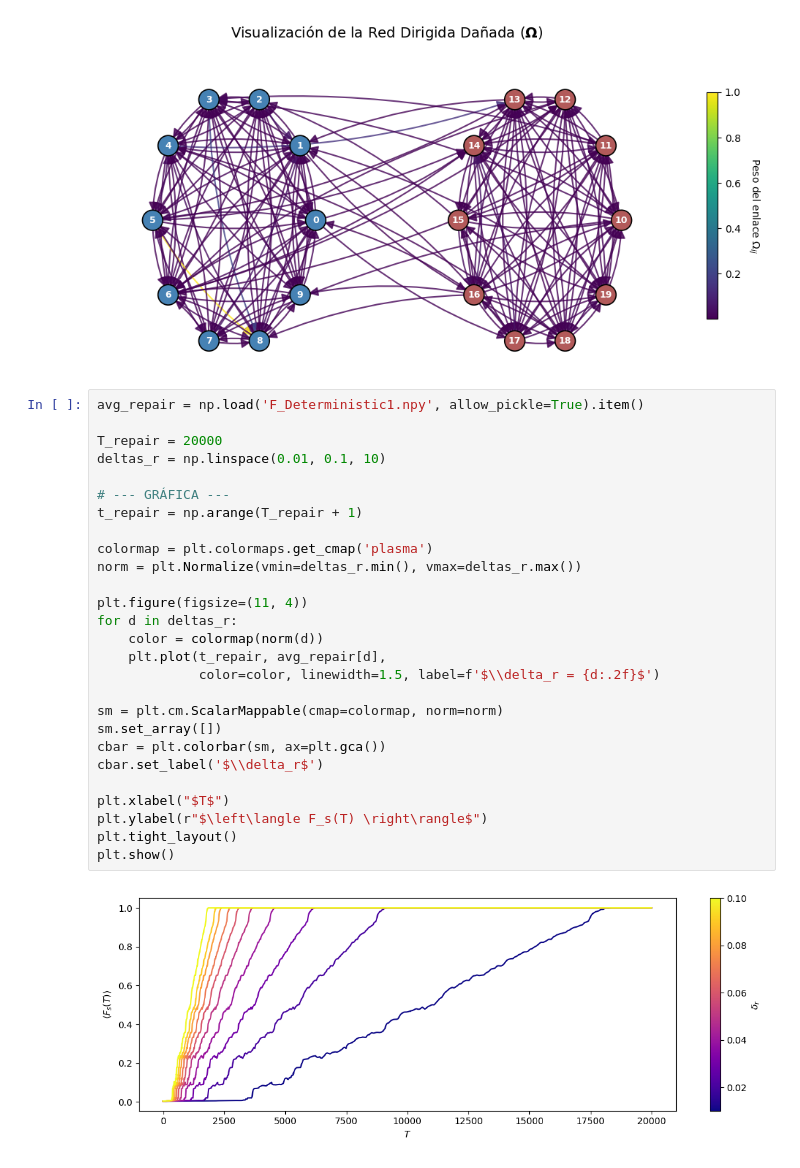
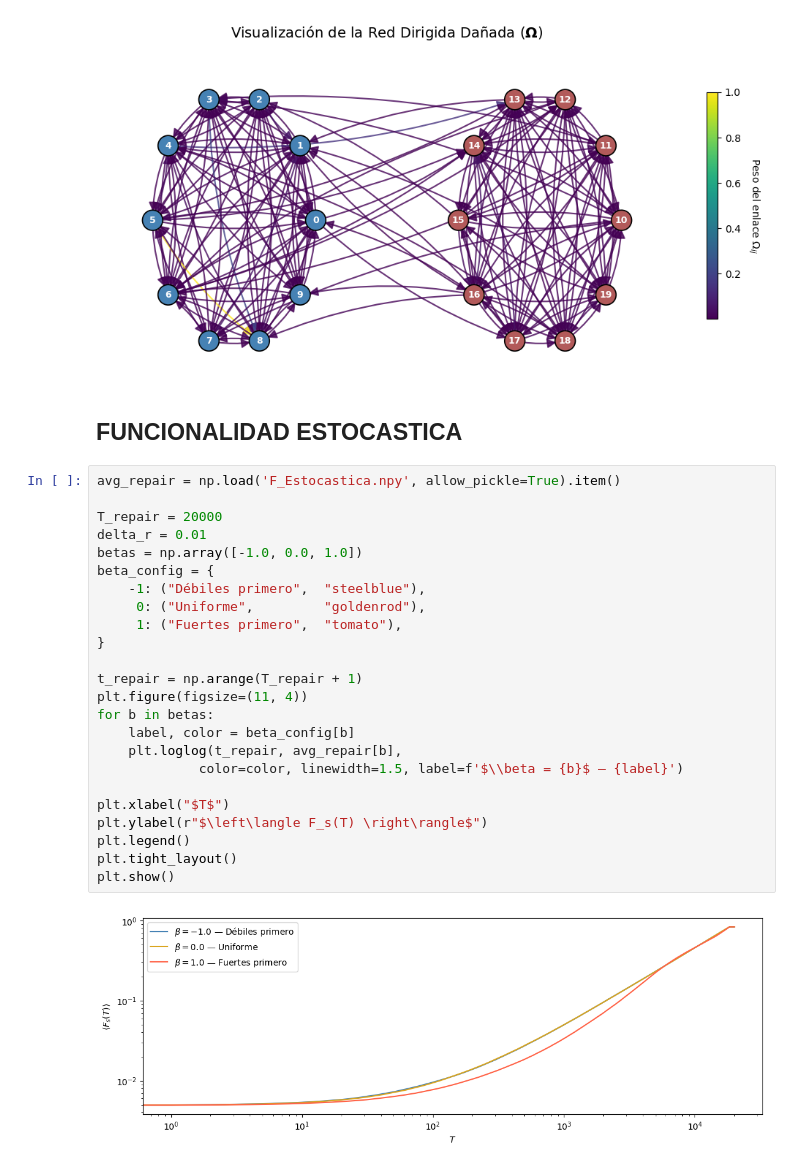
Before and after one commit to khernandezl048/Kuramoto-Redes, a Jupyter notebook: Simulacion/Reparacion_Kuramoto/Graficas_Reparacion.ipynb, the cells around one changed output. Saved outputs shown, nothing was run; the diff lists cells and outputs as text.

Commit message:
Datos reparación estocastica

```diff
--- a/Simulacion/Reparacion_Kuramoto/Graficas_Reparacion.ipynb
+++ b/Simulacion/Reparacion_Kuramoto/Graficas_Reparacion.ipynb
@@ -86,32 +70,31 @@ plt.tight_layout()
 plt.show()
 # %% [output]
 [figure]
-# %%
-avg_repair = np.load('F_Deterministic1.npy', allow_pickle=True).item()
-
-T_repair = 20000
-deltas_r = np.linspace(0.01, 0.1, 10)
-
-# --- GRÁFICA ---
-t_repair = np.arange(T_repair + 1)
-
-colormap = plt.colormaps.get_cmap('plasma')
-norm = plt.Normalize(vmin=deltas_r.min(), vmax=deltas_r.max())
-
-plt.figure(figsize=(11, 4))
-for d in deltas_r:
-    color = colormap(norm(d))
-    plt.plot(t_repair, avg_repair[d],
-             color=color, linewidth=1.5, label=f'$\\delta_r = {d:.2f}$')
-
-sm = plt.cm.ScalarMappable(cmap=colormap, norm=norm)
-sm.set_array([])
-cbar = plt.colorbar(sm, ax=plt.gca())
-cbar.set_label('$\\delta_r$')
-
-plt.xlabel("$T$")
-plt.ylabel(r"$\left\langle F_s(T) \right\rangle$")
-plt.tight_layout()
-plt.show()
-# %% [output]
-[figure, removed]
+# %% [markdown]
+## FUNCIONALIDAD ESTOCASTICA
+# %%
+avg_repair = np.load('F_Estocastica.npy', allow_pickle=True).item()
+
+T_repair = 20000
+delta_r = 0.01
+betas = np.array([-1.0, 0.0, 1.0])
+beta_config = {
+    -1: ("Débiles primero",  "steelblue"),
+     0: ("Uniforme",         "goldenrod"),
+     1: ("Fuertes primero",  "tomato"),
+}
+
+t_repair = np.arange(T_repair + 1)
+plt.figure(figsize=(11, 4))
+for b in betas:
+    label, color = beta_config[b]
+    plt.loglog(t_repair, avg_repair[b],
+             color=color, linewidth=1.5, label=f'$\\beta = {b}$ — {label}')
+
+plt.xlabel("$T$")
+plt.ylabel(r"$\left\langle F_s(T) \right\rangle$")
+plt.legend()
+plt.tight_layout()
+plt.show()
+# %% [output]
+[figure, added]
```
Also changed, not shown: parts of 1 cell of this notebook, 4 other files.
